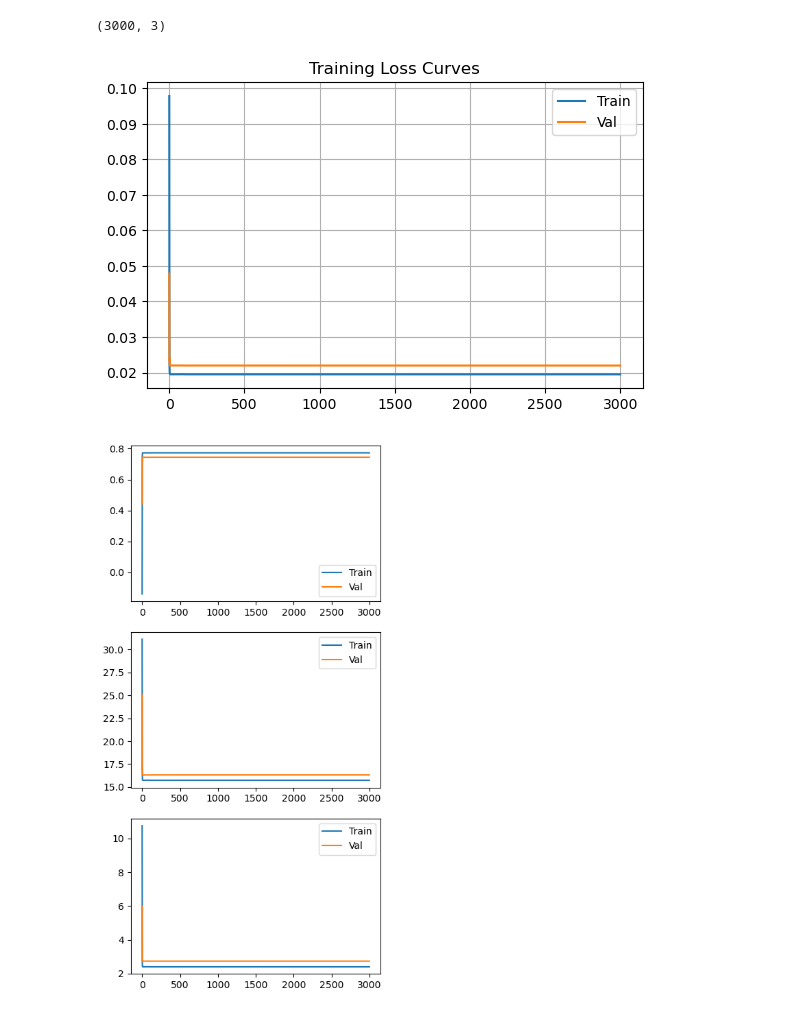
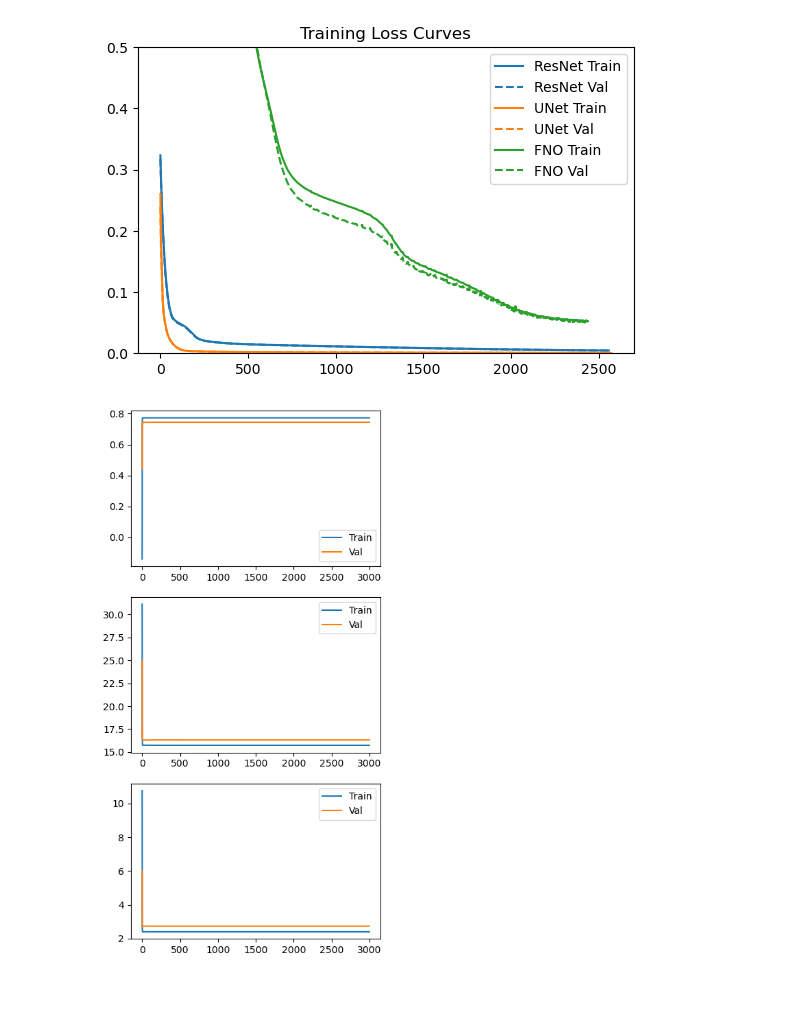
Before and after one commit to iamyixuan/DeepAdjoint, a Jupyter notebook: notebooks/quick-plots.ipynb, the cells around one changed output. Drawn from its saved outputs; the diff is of its cells as text; code cells hidden in the pictures.

```diff
--- a/notebooks/quick-plots.ipynb
+++ b/notebooks/quick-plots.ipynb
@@ -3,23 +3,31 @@ import pickle
 import matplotlib.pyplot as plt
 import numpy as np
 # %%
-f = open('../checkpoints/2023-08-23_PCA-5-var-stepDecay/logs/logs.pkl', 'rb')
-train_log = pickle.load(f)
-train_log.keys()
-print(np.array(train_log['train_metrics']).shape)
+log_list = ['../checkpoints/2023-09-04_GM-ResNet-5state/logs/logs.pkl',
+            '../checkpoints/2023-09-04_GM-UNet-5state/logs/logs.pkl',
+            '../checkpoints/2023-09-05_GM-FNO-5state/logs/logs.pkl']
+logs = []
+for l in log_list:
+    f = open(l, 'rb')
+    logs.append(pickle.load(f))
+    # train_log.keys()
+    # print(np.array(train_log['train_metrics']).shape)
-# %% [output]
-(3000, 3)
 # %%
-def plot_train(log, name):
+def plot_train(log_list, name):
     fig, ax = plt.subplots()
+    labels = ['ResNet', 'UNet', 'FNO']
+    color_cycle = ax._get_lines.prop_cycler
     if 'Loss' in name:
-        ax.plot(log['train_loss'], label='Train')
-        ax.plot(log['val_loss'], label='Val')
+        for i, log in enumerate(log_list):
+            color = next(color_cycle)['color']
+            ax.plot(log['train_loss'], color=color, label=f'{labels[i]} Train')
+            ax.plot(log['val_loss'], '--', color=color, label=f'{labels[i]} Val')
     else:
         ax.plot(log['train_metrics'], label='Train')
         ax.plot(log['val_metrics'], label='Val')
     ax.set_box_aspect(1/1.62)
-    ax.grid()
+    # ax.grid()
+    ax.set_ylim(0,.5)
     ax.legend()
     ax.set_title(name)
     return fig
@@ -45,10 +53,11 @@ def plot_field(data):
     fig.colorbar(im)
     return fig
 # %%
-loss_plot = plot_train(train_log, 'Training Loss Curves')
+loss_plot = plot_train(logs, 'Training Loss Curves')
+loss_plot.savefig('../eval_plots/train_curves.png', dpi=300, bbox_inches='tight')
 plt.show()
 # %% [output]
-[figure, old version]
+[figure, new version]
 # %%
 metric = plot_metrics(train_log)
 # %% [output]
```
Also changed, not shown: parts of 1 cell of this notebook, 7 other files.
